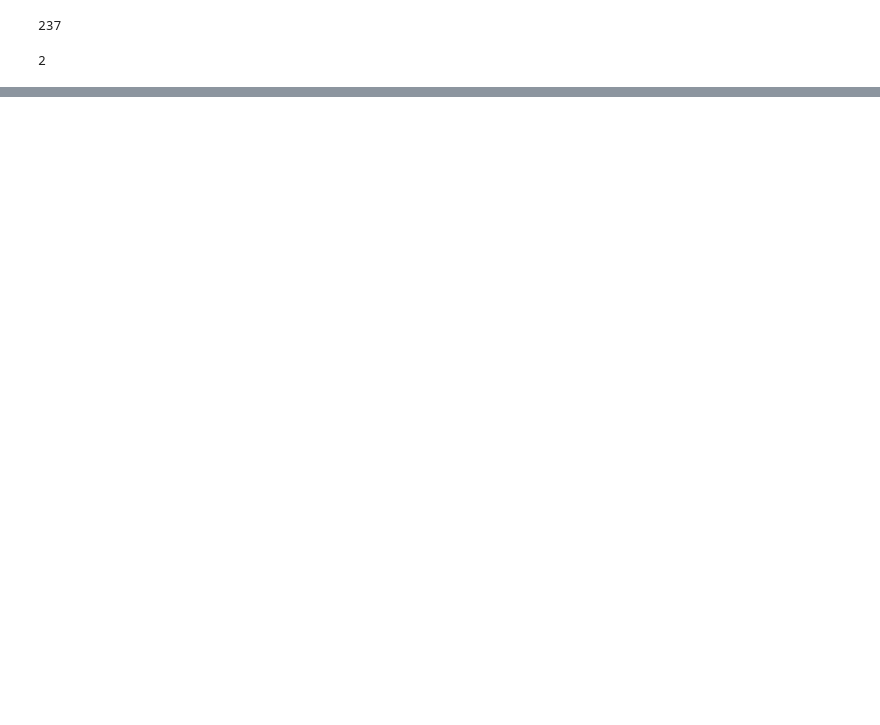
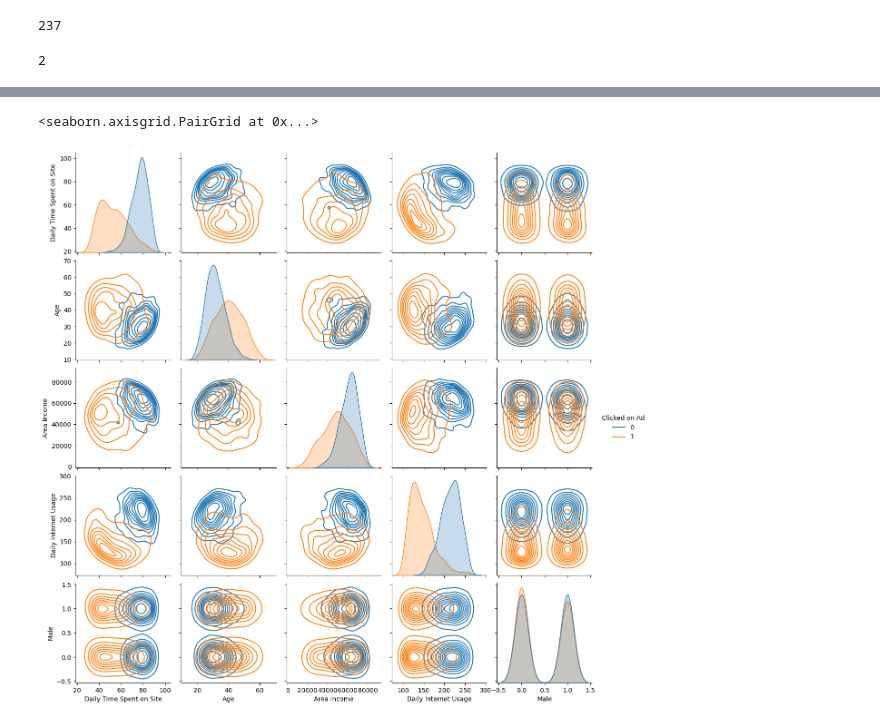
Before and after one commit to mohiuddin1221/Complete-Machine-Learning, a Jupyter notebook: Logistic-Regresseion-part2.ipynb, the cells around one changed output, grey strips where cells are left out. Saved outputs shown, nothing was run; the diff lists cells and outputs as text; code cells hidden in the pictures; blank space fills up the shorter version.

```diff
--- a/Logistic-Regresseion-part2.ipynb
+++ b/Logistic-Regresseion-part2.ipynb
@@ -52,0 +89,9 @@ sns.scatterplot(
+# %%
+sns.pairplot(
+    data = data,
+    kind = 'kde',
+    hue = 'Clicked on Ad'
+)
+# %% [output]
+<seaborn.axisgrid.PairGrid at 0x...>
+[figure, added]
```
Also changed, not shown: parts of 15 cells of this notebook.
